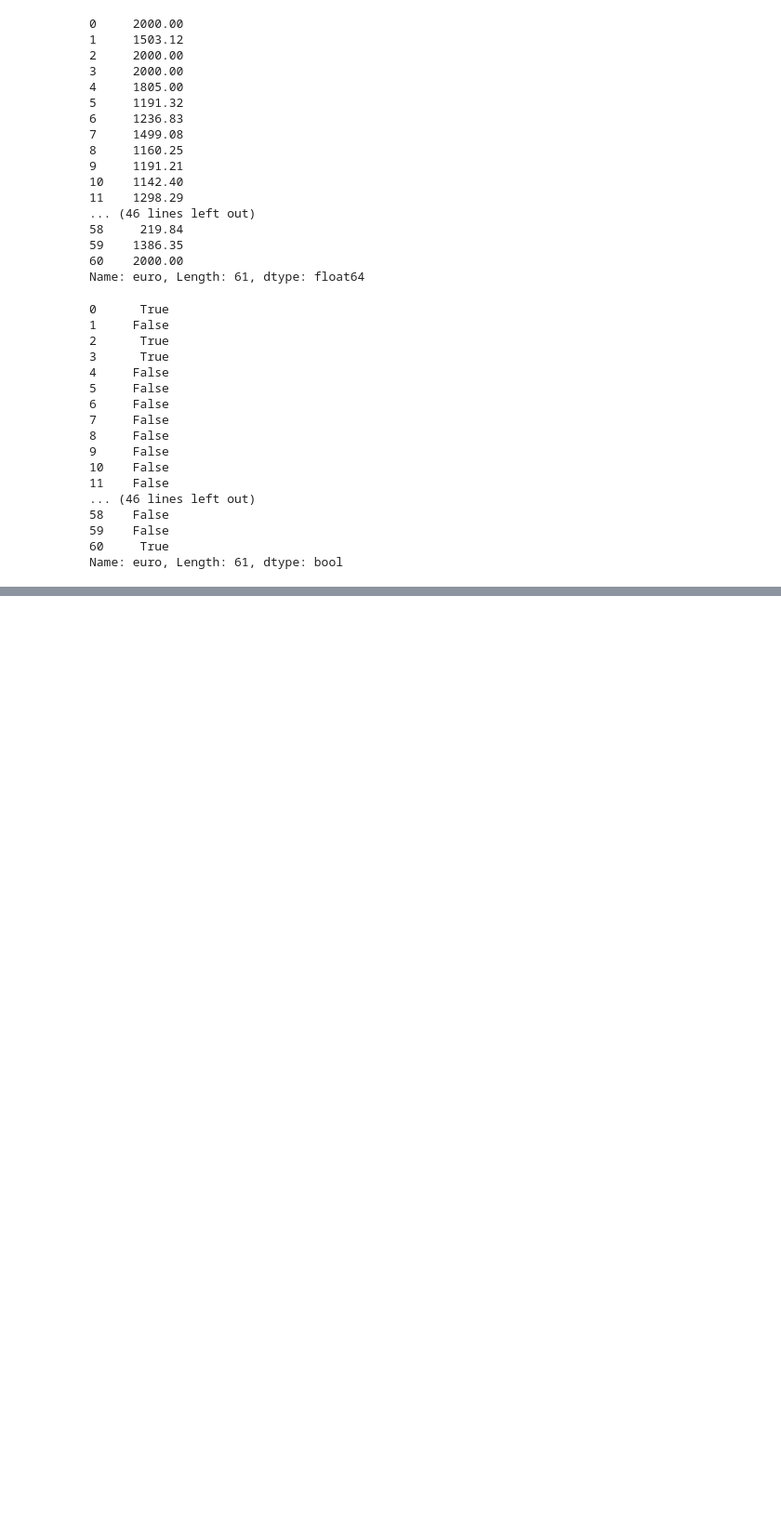
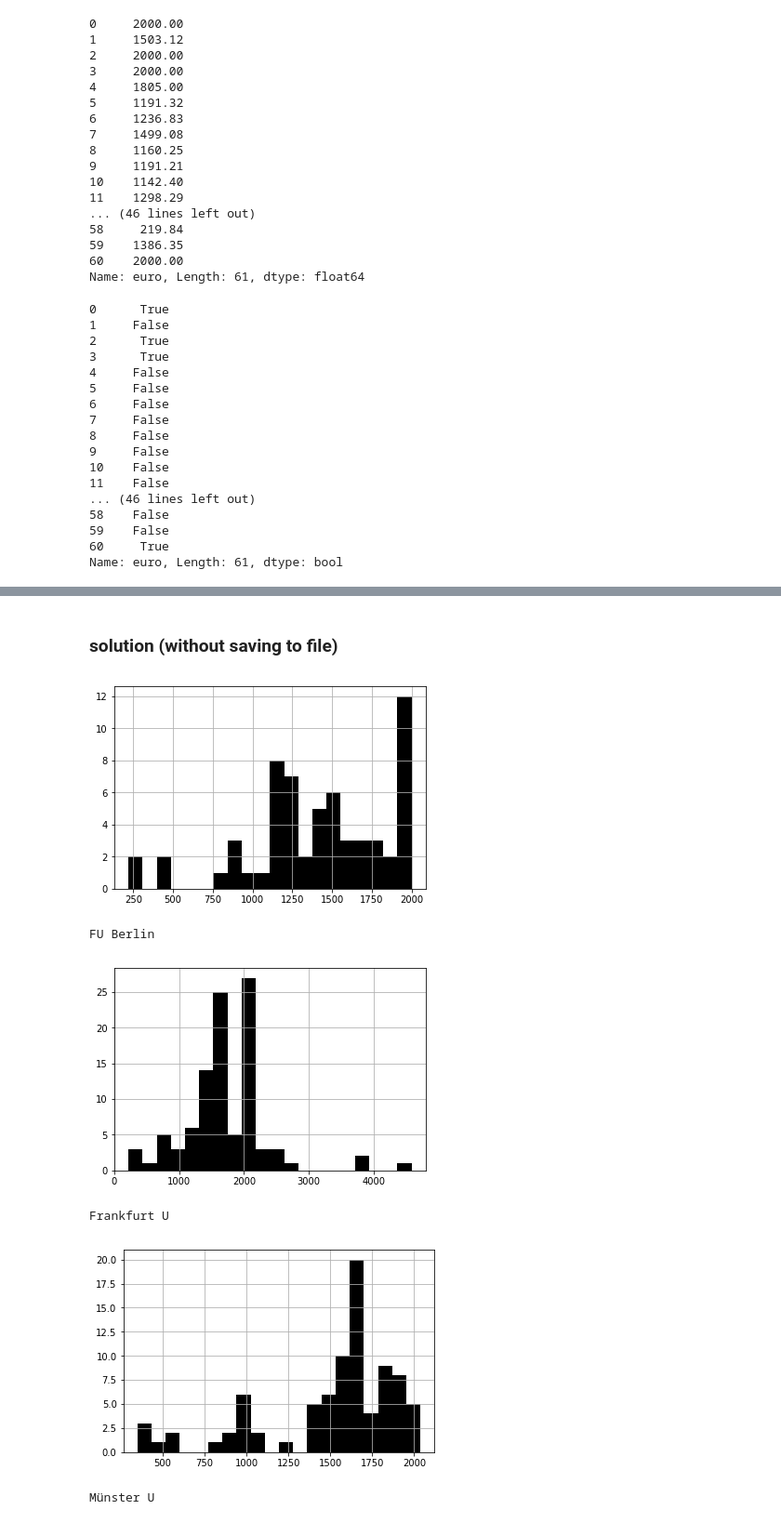
Before and after one commit to foerstner-lab/Bits_and_pieces_for_the_carpentries_workshops, a Jupyter notebook: python/Intro_to_pandas_with_OpenAPC_data.ipynb, the cells around one changed output, grey strips where cells are left out. Shown at 93% size. Saved outputs shown, nothing was run; the diff lists cells and outputs as text; code cells hidden in the pictures; blank space fills up the shorter version.

Commit message:
Added plotting challenge

```diff
--- a/python/Intro_to_pandas_with_OpenAPC_data.ipynb
+++ b/python/Intro_to_pandas_with_OpenAPC_data.ipynb
@@ -193,0 +232,6 @@ apcs["euro"].hist(bins=20, color="black")
+# %%
+# multi-axis indexing with pandas
+apcs = pd.read_csv("openapc.csv")
+print(apcs.loc[2, "journal_full_title"])
+print(apcs.iloc[2, 6])
+apcs.head()
@@ -193,0 +283,33 @@ apcs["euro"].hist(bins=20, color="black")
+# %% [markdown]
+### solution (without saving to file)
+# %%
+%matplotlib inline
+import urllib.request
+import pandas as pd
+import matplotlib.pyplot as plt
+url_and_filename = {"https://raw.githubusercontent.com/OpenAPC/openapc-de/"
+                    "master/data/fuberlin/APC_FU_Berlin_2015.csv" :
+                    "openapc_berlin.csv",
+
+                    "https://raw.githubusercontent.com/OpenAPC/openapc-de/"
+                    "master/data/unifrankfurt/open_apc_2018jul-dez_final_enriched.csv" :
+                    "openapc_frankfurt.csv",
+
+                    "https://raw.githubusercontent.com/OpenAPC/openapc-de/"
+                    "master/data/unimuenster/ULB-Muenster_Open-Access-Fonds_Kosten_2018_enriched.csv" :
+                    "openapc_muenster.csv"
+                    }
+
+for url, filename in url_and_filename.items():
+    urllib.request.urlretrieve(url, filename)
+    apcs = pd.read_csv(filename)
+    apcs["euro"].hist(bins=20, color="black")
+    plt.show()
+    print(apcs.loc[1,"institution"])
+# %% [output]
+[figure, added]
+FU Berlin
+[figure, added]
+Frankfurt U
+[figure, added]
+Münster U
```
Also changed, not shown: parts of 11 cells of this notebook.
